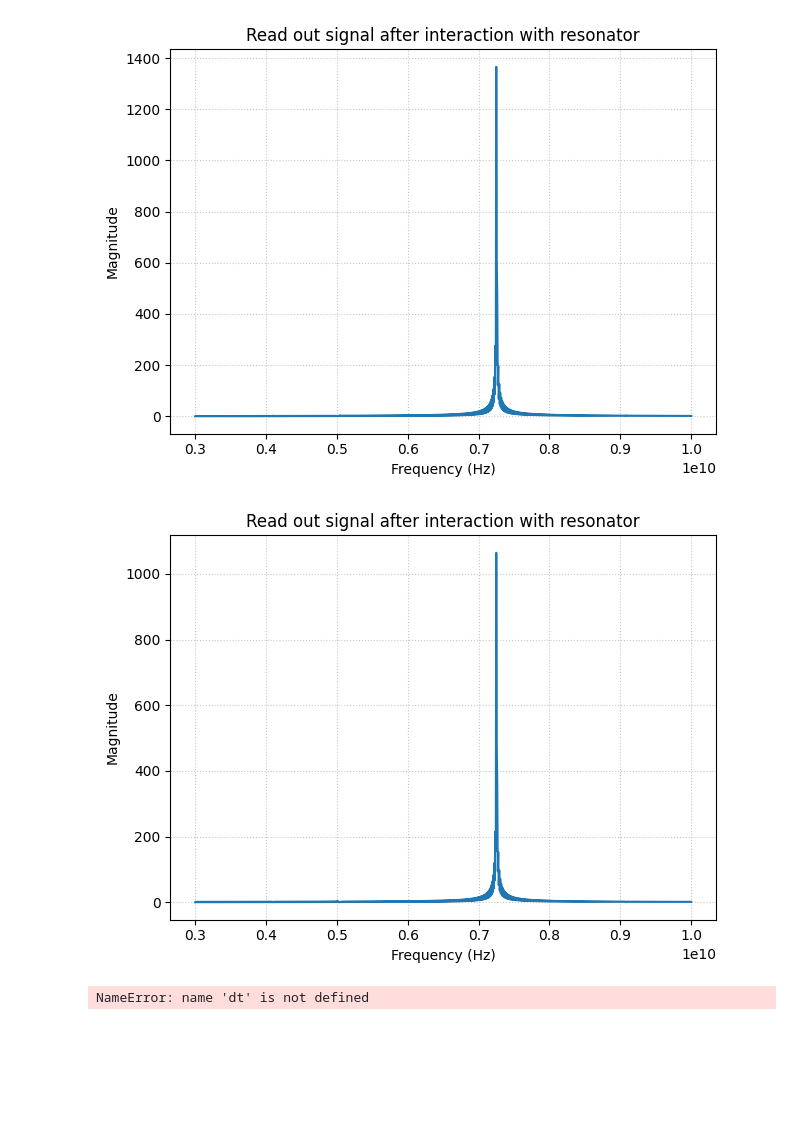
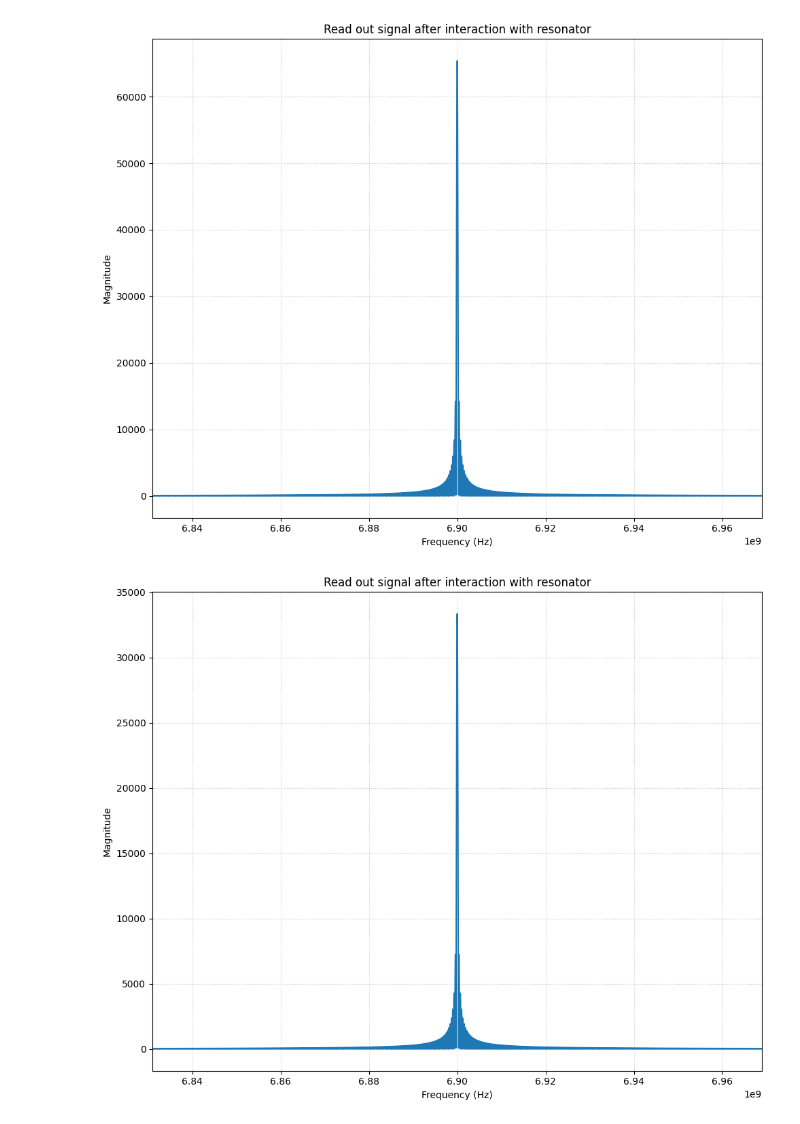
Before and after one commit to alexanderosherov/transmon_qubit_readout_simulation, a Jupyter notebook: simple_readout.ipynb, the cells around one changed output. Saved outputs shown, nothing was run; the diff lists cells and outputs as text; code cells hidden in the pictures; blank space fills up the shorter version.

```diff
--- a/simple_readout.ipynb
+++ b/simple_readout.ipynb
@@ -7,6 +11,7 @@ from scipy.interpolate import interp1d
 # %%
 N = 2 ** 23  # Number of sample points (power of 2 for FFT efficiency)
-resonator_frequency = 7.252534 * 10 ** 9  # Resonator frequency (Hz)
+#resonator_frequency = 7.252534 * 10 ** 9  # Resonator frequency (Hz)
+resonator_frequency = 6.9 * 10 ** 9  # Resonator frequency (Hz)
 # %%
 def s11_for_both_states_mocked(f_resonator: float, target_pulse_frequencies: np.ndarray = None, plot: bool = False):
     # --- S_11 Mock Function for a reflection resonator---
@@ -204,13 +243,15 @@ def create_rectangle_pulse(f_resonator: float, samples_number: int, target_pulse
 # %%
-def readout_signal_after_interaction_with_resonator(s: np.ndarray, pulse: np.ndarray, frequencies: np.ndarray, plot: bool = False):
+def readout_signal_after_interaction_with_resonator(s: np.ndarray, pulse: np.ndarray, frequencies: np.ndarray,
+                                                    plot: bool = False):
     result = s * pulse
     if plot:
+        max_amplitude_frequency = frequencies[np.argmax(result)]
         plt.plot(frequencies, np.abs(result))
         plt.title('Read out signal after interaction with resonator')
         plt.xlabel('Frequency (Hz)')
         plt.ylabel('Magnitude')
-        #plt.xlim((pulse_frequency * 0.9999, pulse_frequency * 1.0001))
-        plt.grid(True, linestyle=':', alpha=0.7)
+        plt.xlim((max_amplitude_frequency * 0.99, max_amplitude_frequency * 1.01))
+        plt.grid(True)
 
         plt.tight_layout()
         plt.show()
@@ -237,7 +259,7 @@ plt.plot(frequencies_simulation_7252456, np.abs(s21_simulation_7252612))
 # %%
-_, pulse_signal = create_rectangle_pulse(target_pulse_frequencies=frequencies_simulation,
-                                         f_resonator=resonator_frequency,
-                                         samples_number=N,
-                                         plot=True)
+frequencies_pulse, pulse, times_pulse, pulse_t_plot_edges = create_rectangle_pulse(
+    f_resonator=resonator_frequency,
+    samples_number=N,
+    plot=True)
 # %% [output]
 <Figure size 1200x800 with 0 Axes>
@@ -244,0 +267,6 @@ _, pulse_signal = create_rectangle_pulse(target_pulse_frequencies=frequencies_si
+# %%
+_, s11_simulation, s21_simulation = s11_s21_from_s2p_file(
+    simulation_results_filename='hfss_resonance_simulator_Resonator_7252612e-6GHz_2_ports_v10.s2p',
+    target_pulse_frequencies=frequencies_pulse,
+    plot=True,
+)
@@ -245,24 +278,13 @@ _, pulse_signal = create_rectangle_pulse(target_pulse_frequencies=frequencies_si
 # %%
 reflected_signal = readout_signal_after_interaction_with_resonator(s=s11_simulation,
-                                              pulse=pulse_signal,
-                                              frequencies=frequencies_simulation,
-                                              plot=True)
+                                                                   pulse=pulse,
+                                                                   frequencies=frequencies_pulse,
+                                                                   plot=True)
 transited_signal = readout_signal_after_interaction_with_resonator(s=s21_simulation,
-                                              pulse=pulse_signal,
-                                              frequencies=frequencies_simulation,
-                                              plot=True)
+                                                                   pulse=pulse,
+                                                                   frequencies=frequencies_pulse,
+                                                                   plot=True)
 # %% [output]
-[figure, old version]
+[figure, new version]
-[figure, old version]
+[figure, new version]
-# %%
-# --- Transform Reflected Signal to Time Domain ---
-reflected_pulse_complex_time = np.fft.ifft(reflected_signal)
-xf = np.fft.fftfreq(N, dt)
-
-I_reflected = np.real(reflected_pulse_complex_time)
-Q_reflected = np.imag(reflected_pulse_complex_time)
-
-plt.scatter(I_reflected, Q_reflected)
-# %% [output]
-NameError: name 'dt' is not defined
 # %%
```
Also changed, not shown: parts of 9 cells of this notebook.
